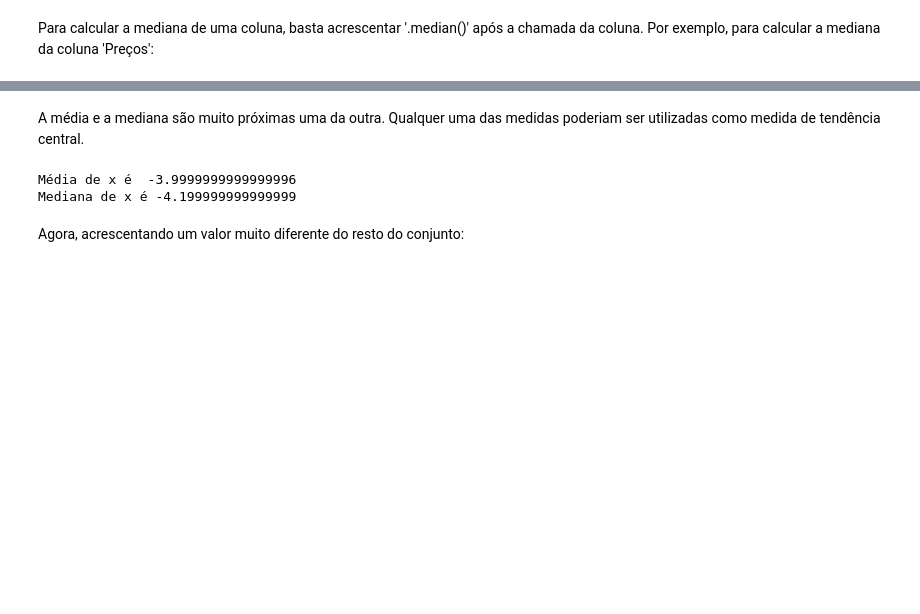
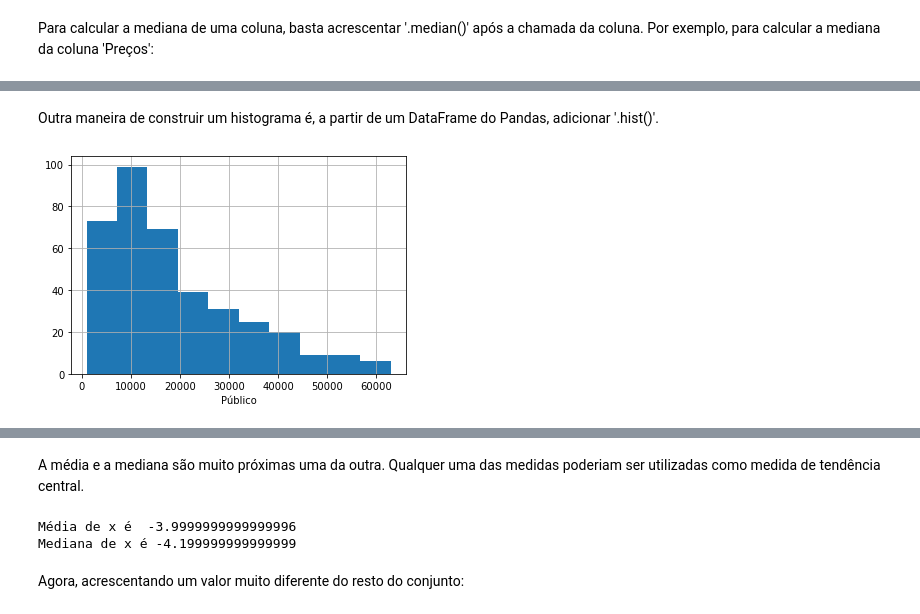
Before and after one commit to rnwatanabe/BasesComputacionais, a Jupyter notebook: aula7/Estatistica.ipynb, the cells around one changed output, grey strips where cells are left out. Drawn from its saved outputs; the diff is of its cells as text; code cells hidden in the pictures; blank space fills up the shorter version.

```diff
--- a/aula7/Estatistica.ipynb
+++ b/aula7/Estatistica.ipynb
@@ -158,0 +465,9 @@ print(medianaPrecoArroz)
+# %% [markdown]
+Outra maneira de construir um histograma é, a partir de um DataFrame do Pandas, adicionar '.hist()'.
+# %%
+plt.figure()
+tabela['Público'].hist()
+plt.xlabel('Público')
+plt.show()
+# %% [output]
+[figure, added]
```
Also changed, not shown: parts of 104 cells of this notebook, 3 other files.
